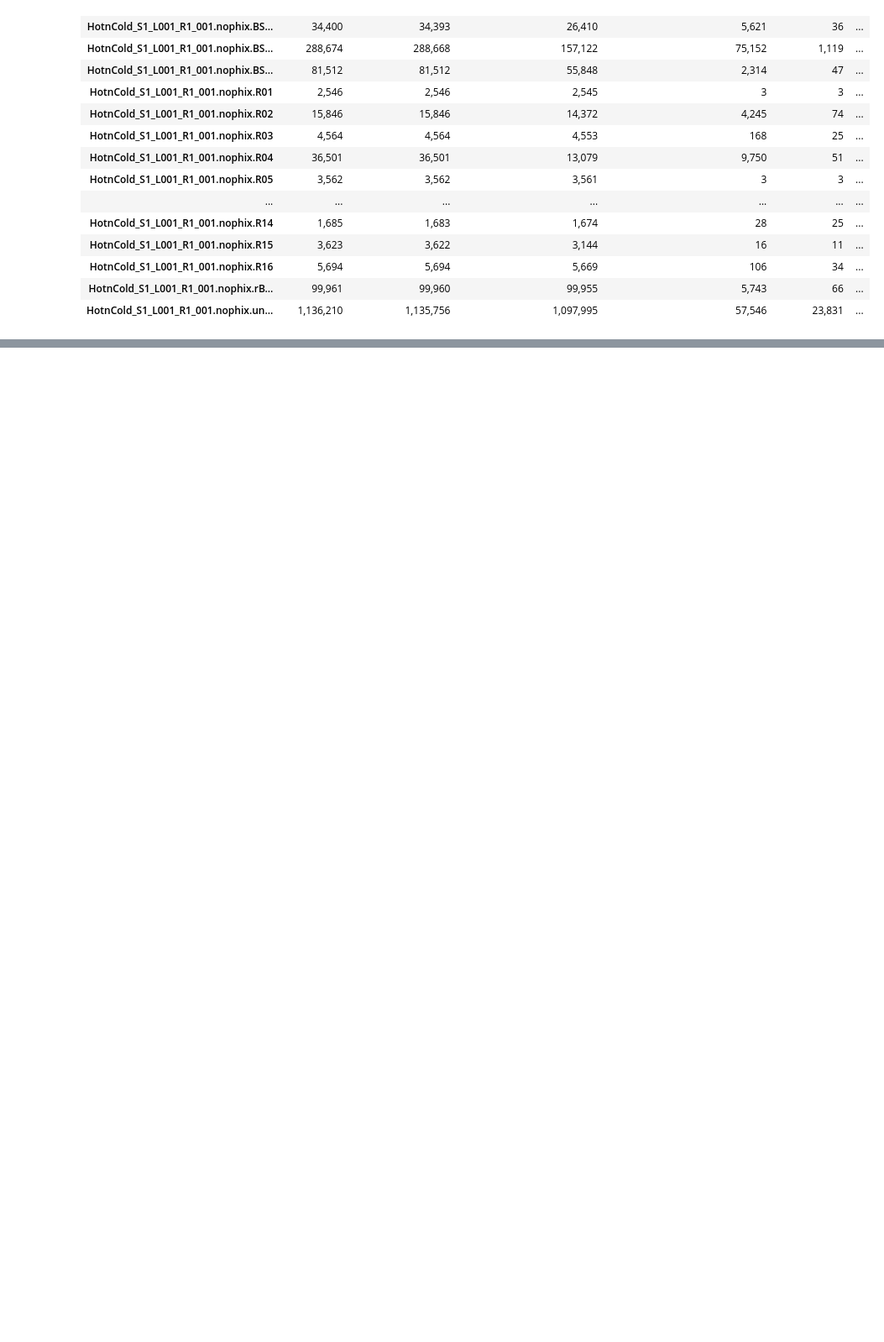
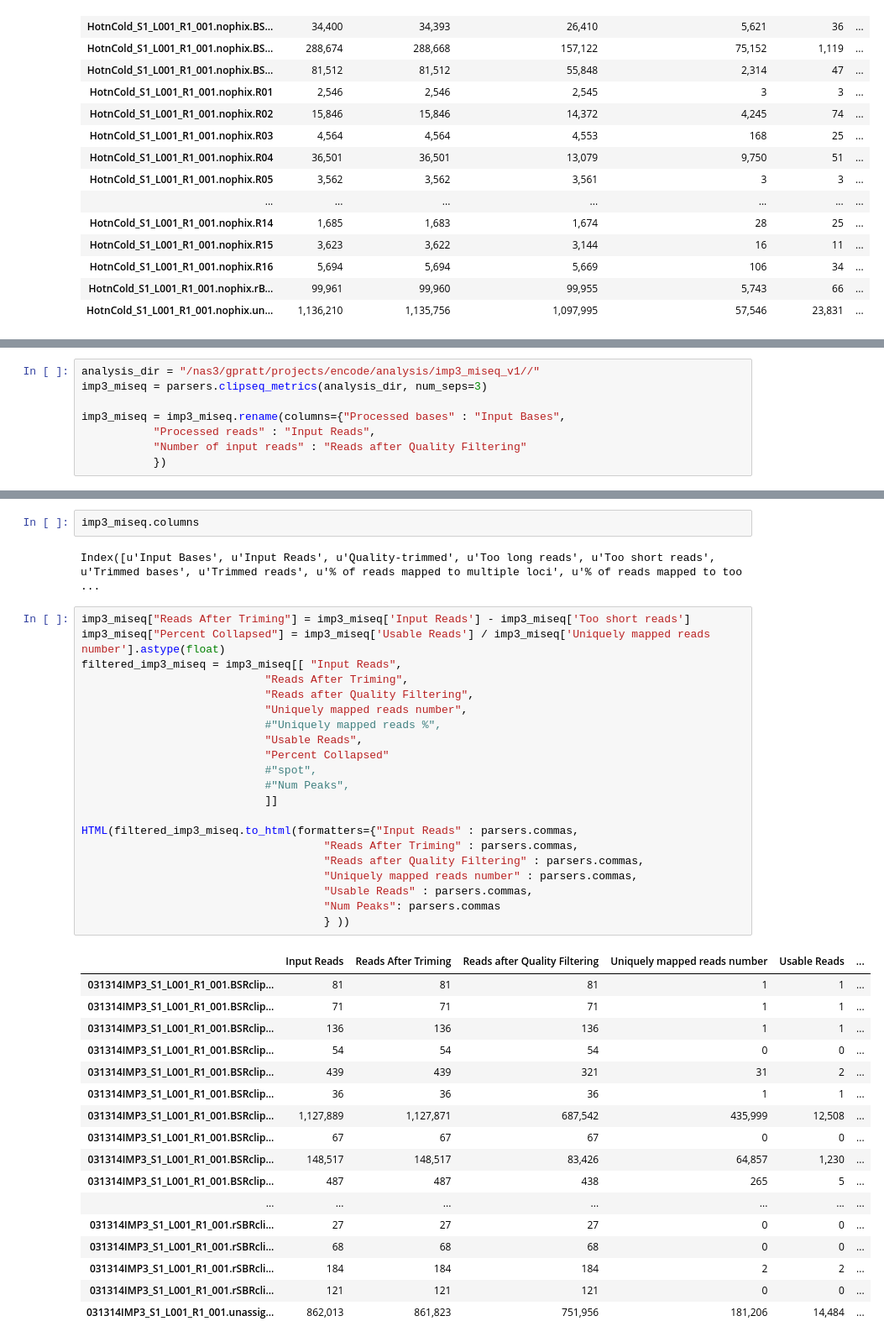
Before and after one commit to gpratt/iPython_Notebook, a Jupyter notebook: encode_QC.ipynb, the cells around one changed output, grey strips where cells are left out. Shown at 84% size. Drawn from its saved outputs; the diff is of its cells as text; blank space fills up the shorter version.

```diff
--- a/encode_QC.ipynb
+++ b/encode_QC.ipynb
@@ -226,0 +259,8 @@ HTML(filtered_hot_and_cold.to_html(formatters={"Input Reads" : parsers.commas,
+# %%
+analysis_dir = "/nas3/gpratt/projects/encode/analysis/imp3_miseq_v1//"
+imp3_miseq = parsers.clipseq_metrics(analysis_dir, num_seps=3)
+
+imp3_miseq = imp3_miseq.rename(columns={"Processed bases" : "Input Bases",
+           "Processed reads" : "Input Reads",
+           "Number of input reads" : "Reads after Quality Filtering"
+           })
@@ -226,0 +270,43 @@ HTML(filtered_hot_and_cold.to_html(formatters={"Input Reads" : parsers.commas,
+# %%
+imp3_miseq.columns
+# %% [output]
+Index([u'Input Bases', u'Input Reads', u'Quality-trimmed', u'Too long reads', u'Too short reads', u'Trimmed bases', u'Trimmed reads', u'% of reads mapped to multiple loci', u'% of reads mapped to too  ...
+# %%
+imp3_miseq["Reads After Triming"] = imp3_miseq['Input Reads'] - imp3_miseq['Too short reads']
+imp3_miseq["Percent Collapsed"] = imp3_miseq['Usable Reads'] / imp3_miseq['Uniquely mapped reads number'].astype(float)
+filtered_imp3_miseq = imp3_miseq[[ "Input Reads",
+                            "Reads After Triming",
+                            "Reads after Quality Filtering",
+                            "Uniquely mapped reads number",
+                            #"Uniquely mapped reads %",
+                            "Usable Reads",
+                            "Percent Collapsed"
+                            #"spot",
+                            #"Num Peaks",
+                            ]]
+
+HTML(filtered_imp3_miseq.to_html(formatters={"Input Reads" : parsers.commas,
+                                     "Reads After Triming" : parsers.commas,
+                                     "Reads after Quality Filtering" : parsers.commas,
+                                     "Uniquely mapped reads number" : parsers.commas,
+                                     "Usable Reads" : parsers.commas,
+                                     "Num Peaks": parsers.commas
+                                     } ))
+# %% [output]
+|  | Input Reads | Reads After Triming | Reads after Quality Filtering | Uniquely mapped reads number | Usable Reads | ... |
+| 031314IMP3_S1_L001_R1_001.BSRclip... | 81 | 81 | 81 | 1 | 1 | ... |
+| 031314IMP3_S1_L001_R1_001.BSRclip... | 71 | 71 | 71 | 1 | 1 | ... |
+| 031314IMP3_S1_L001_R1_001.BSRclip... | 136 | 136 | 136 | 1 | 1 | ... |
+| 031314IMP3_S1_L001_R1_001.BSRclip... | 54 | 54 | 54 | 0 | 0 | ... |
+| 031314IMP3_S1_L001_R1_001.BSRclip... | 439 | 439 | 321 | 31 | 2 | ... |
+| 031314IMP3_S1_L001_R1_001.BSRclip... | 36 | 36 | 36 | 1 | 1 | ... |
+| 031314IMP3_S1_L001_R1_001.BSRclip... | 1,127,889 | 1,127,871 | 687,542 | 435,999 | 12,508 | ... |
+| 031314IMP3_S1_L001_R1_001.BSRclip... | 67 | 67 | 67 | 0 | 0 | ... |
+| 031314IMP3_S1_L001_R1_001.BSRclip... | 148,517 | 148,517 | 83,426 | 64,857 | 1,230 | ... |
+| 031314IMP3_S1_L001_R1_001.BSRclip... | 487 | 487 | 438 | 265 | 5 | ... |
+| ... | ... | ... | ... | ... | ... | ... |
+| 031314IMP3_S1_L001_R1_001.rSBRcli... | 27 | 27 | 27 | 0 | 0 | ... |
+| 031314IMP3_S1_L001_R1_001.rSBRcli... | 68 | 68 | 68 | 0 | 0 | ... |
+| 031314IMP3_S1_L001_R1_001.rSBRcli... | 184 | 184 | 184 | 2 | 2 | ... |
+| 031314IMP3_S1_L001_R1_001.rSBRcli... | 121 | 121 | 121 | 0 | 0 | ... |
+| 031314IMP3_S1_L001_R1_001.unassig... | 862,013 | 861,823 | 751,956 | 181,206 | 14,484 | ... |
```
Also changed, not shown: parts of 7 cells of this notebook, 3 other files.
